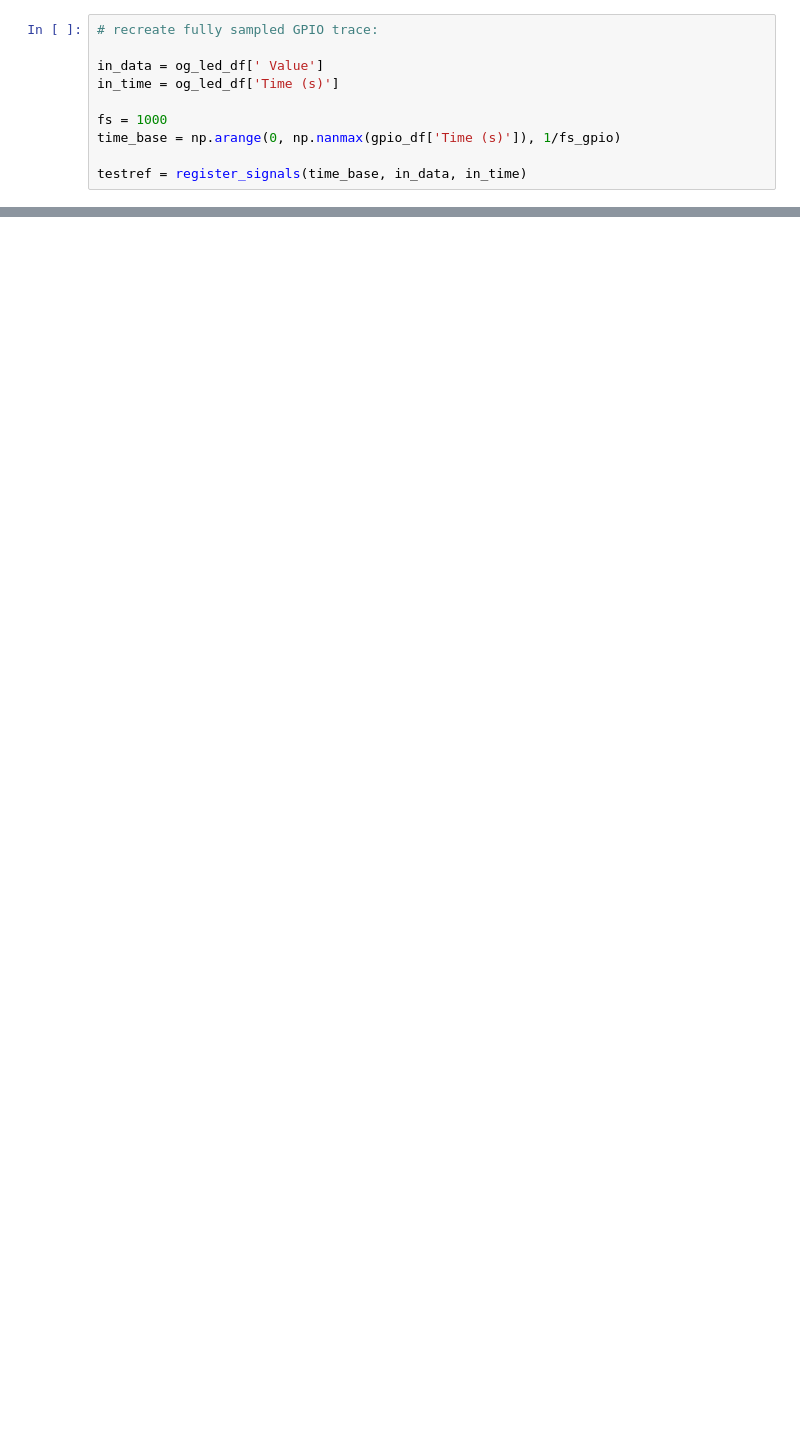
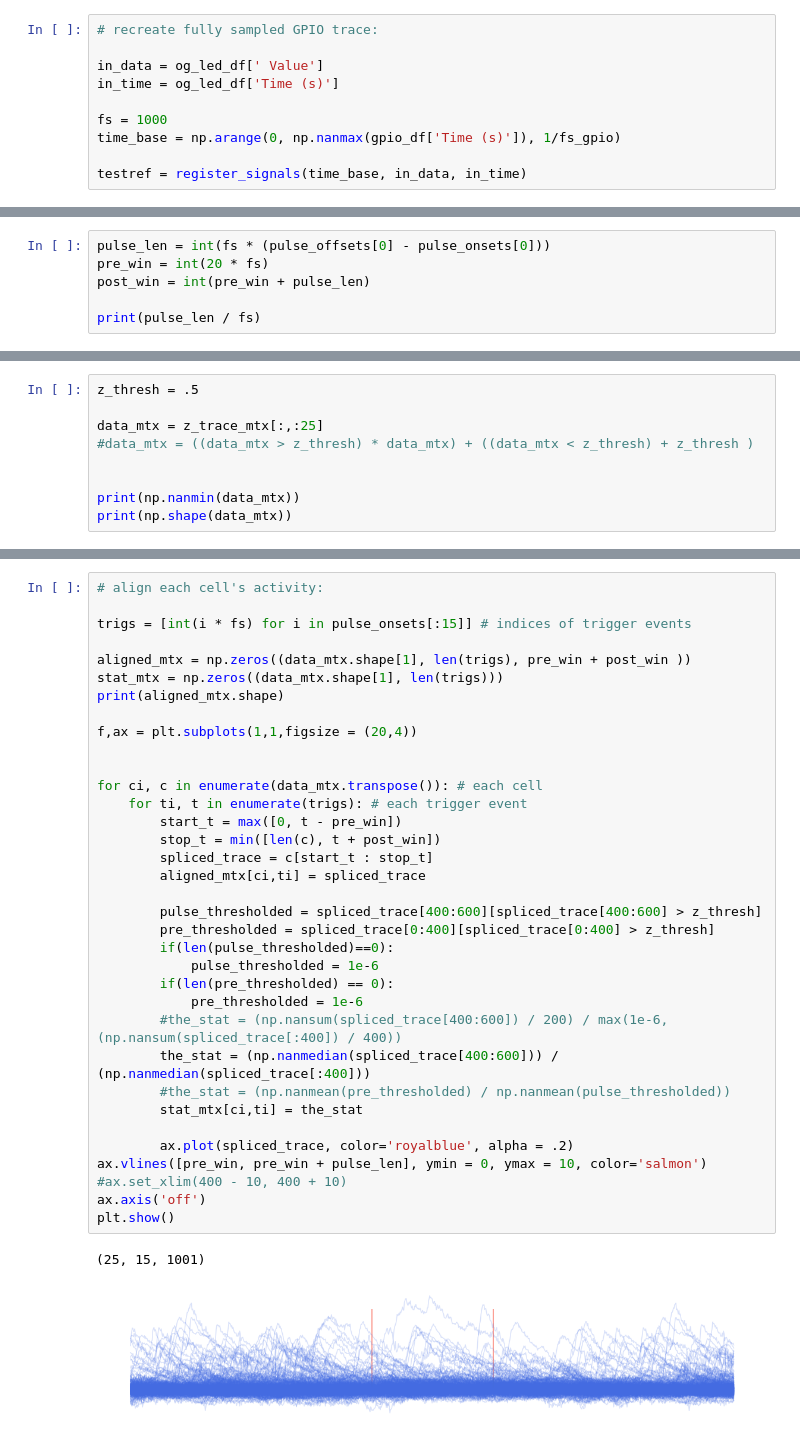
Before and after one commit to inscopix/astellas, a Jupyter notebook: astellas_nvoke_trig.ipynb, the cells around one changed output, grey strips where cells are left out. Cells and saved outputs as stored; diff of their text form; blank space fills up the shorter version.

```diff
--- a/astellas_nvoke_trig.ipynb
+++ b/astellas_nvoke_trig.ipynb
@@ -917,0 +905,6 @@ num_i = 1000
+# %%
+pulse_len = int(fs * (pulse_offsets[0] - pulse_onsets[0]))
+pre_win = int(20 * fs)
+post_win = int(pre_win + pulse_len)
+
+print(pulse_len / fs)
@@ -917,0 +913,9 @@ num_i = 1000
+# %%
+z_thresh = .5
+
+data_mtx = z_trace_mtx[:,:25]
+#data_mtx = ((data_mtx > z_thresh) * data_mtx) + ((data_mtx < z_thresh) + z_thresh )
+
+
+print(np.nanmin(data_mtx))
+print(np.shape(data_mtx))
@@ -917,0 +941,38 @@ num_i = 1000
+# %%
+# align each cell's activity:
+
+trigs = [int(i * fs) for i in pulse_onsets[:15]] # indices of trigger events
+
+aligned_mtx = np.zeros((data_mtx.shape[1], len(trigs), pre_win + post_win ))
+stat_mtx = np.zeros((data_mtx.shape[1], len(trigs)))
+print(aligned_mtx.shape)
+
+f,ax = plt.subplots(1,1,figsize = (20,4))
+
+
+for ci, c in enumerate(data_mtx.transpose()): # each cell
+    for ti, t in enumerate(trigs): # each trigger event
+        start_t = max([0, t - pre_win])
+        stop_t = min([len(c), t + post_win])
+        spliced_trace = c[start_t : stop_t]
+        aligned_mtx[ci,ti] = spliced_trace
+
+        pulse_thresholded = spliced_trace[400:600][spliced_trace[400:600] > z_thresh]
+        pre_thresholded = spliced_trace[0:400][spliced_trace[0:400] > z_thresh]
+        if(len(pulse_thresholded)==0):
+            pulse_thresholded = 1e-6
+        if(len(pre_thresholded) == 0):
+            pre_thresholded = 1e-6
+        #the_stat = (np.nansum(spliced_trace[400:600]) / 200) / max(1e-6,(np.nansum(spliced_trace[:400]) / 400))
+        the_stat = (np.nanmedian(spliced_trace[400:600])) / (np.nanmedian(spliced_trace[:400]))
+        #the_stat = (np.nanmean(pre_thresholded) / np.nanmean(pulse_thresholded))
+        stat_mtx[ci,ti] = the_stat
+
+        ax.plot(spliced_trace, color='royalblue', alpha = .2)
+ax.vlines([pre_win, pre_win + pulse_len], ymin = 0, ymax = 10, color='salmon')
+#ax.set_xlim(400 - 10, 400 + 10)
+ax.axis('off')
+plt.show()
+# %% [output]
+(25, 15, 1001)
+[figure, added]
```
Also changed, not shown: parts of 62 cells of this notebook.
